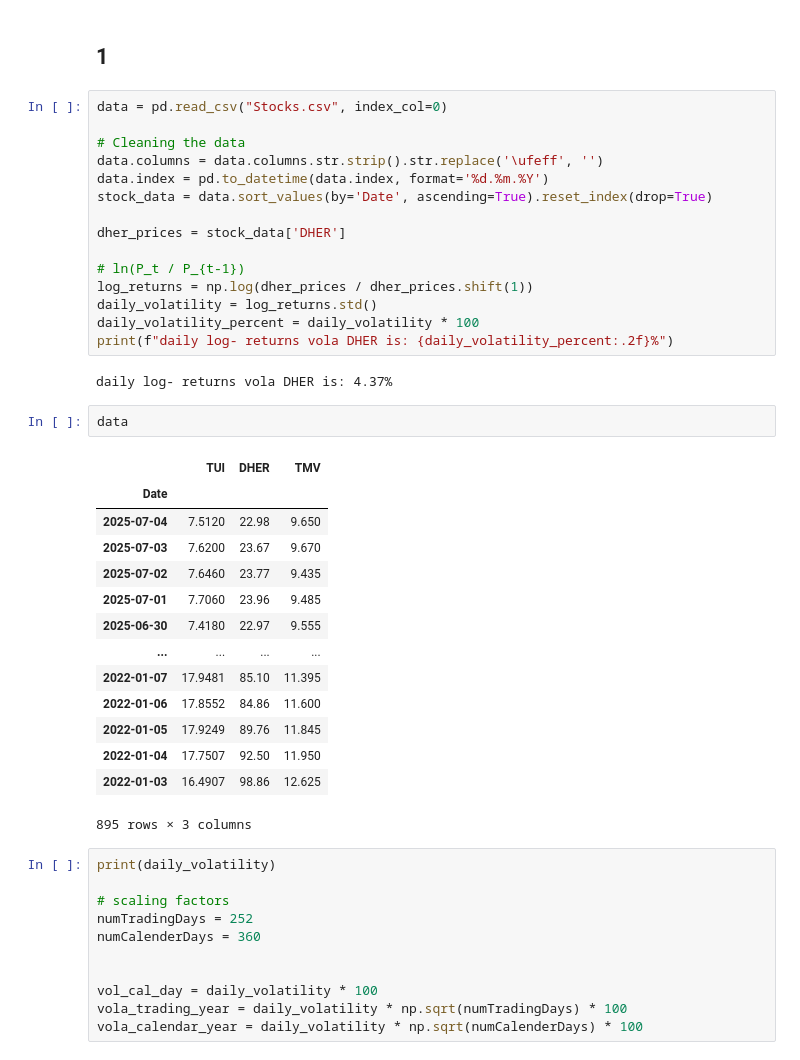
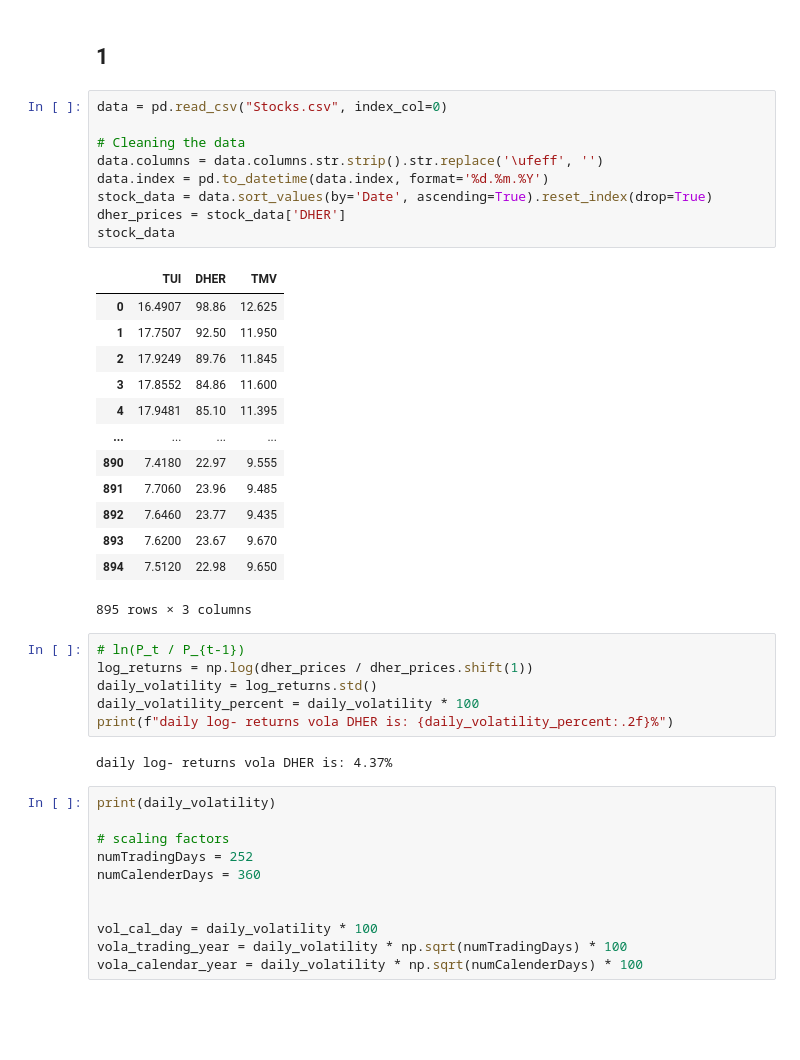
Before and after one commit to NicolasRuffing/Tof-Quizzes, a Jupyter notebook: Nico/Quiz1.ipynb, the cells around one changed output. Drawn from its saved outputs; the diff is of its cells as text; blank space fills up the shorter version.

```diff
--- a/Nico/Quiz1.ipynb
+++ b/Nico/Quiz1.ipynb
@@ -8,37 +8,34 @@ import statsmodels.api as sm
 # %%
 data = pd.read_csv("Stocks.csv", index_col=0)
 
 # Cleaning the data
 data.columns = data.columns.str.strip().str.replace('\ufeff', '')
 data.index = pd.to_datetime(data.index, format='%d.%m.%Y')
 stock_data = data.sort_values(by='Date', ascending=True).reset_index(drop=True)
-
 dher_prices = stock_data['DHER']
-
-# ln(P_t / P_{t-1})
-log_returns = np.log(dher_prices / dher_prices.shift(1))
-daily_volatility = log_returns.std()
-daily_volatility_percent = daily_volatility * 100
-print(f"daily log- returns vola DHER is: {daily_volatility_percent:.2f}%")
+stock_data
 # %% [output]
+|  | TUI | DHER | TMV |
+| 0 | 16.4907 | 98.86 | 12.625 |
+| 1 | 17.7507 | 92.50 | 11.950 |
+| 2 | 17.9249 | 89.76 | 11.845 |
+| 3 | 17.8552 | 84.86 | 11.600 |
+| 4 | 17.9481 | 85.10 | 11.395 |
+| ... | ... | ... | ... |
+| 890 | 7.4180 | 22.97 | 9.555 |
+| 891 | 7.7060 | 23.96 | 9.485 |
+| 892 | 7.6460 | 23.77 | 9.435 |
+| 893 | 7.6200 | 23.67 | 9.670 |
+| 894 | 7.5120 | 22.98 | 9.650 |
-daily log- returns vola DHER is: 4.37%
+895 rows × 3 columns
 # %%
-data
+# ln(P_t / P_{t-1})
+log_returns = np.log(dher_prices / dher_prices.shift(1))
+daily_volatility = log_returns.std()
+daily_volatility_percent = daily_volatility * 100
+print(f"daily log- returns vola DHER is: {daily_volatility_percent:.2f}%")
 # %% [output]
-|  | TUI | DHER | TMV |
-| Date |  |  |  |
-| 2025-07-04 | 7.5120 | 22.98 | 9.650 |
-| 2025-07-03 | 7.6200 | 23.67 | 9.670 |
-| 2025-07-02 | 7.6460 | 23.77 | 9.435 |
-| 2025-07-01 | 7.7060 | 23.96 | 9.485 |
-| 2025-06-30 | 7.4180 | 22.97 | 9.555 |
-| ... | ... | ... | ... |
-| 2022-01-07 | 17.9481 | 85.10 | 11.395 |
-| 2022-01-06 | 17.8552 | 84.86 | 11.600 |
-| 2022-01-05 | 17.9249 | 89.76 | 11.845 |
-| 2022-01-04 | 17.7507 | 92.50 | 11.950 |
-| 2022-01-03 | 16.4907 | 98.86 | 12.625 |
-895 rows × 3 columns
+daily log- returns vola DHER is: 4.37%
 # %%
 print(daily_volatility)
 
```
Also changed, not shown: parts of 2 cells of this notebook.
